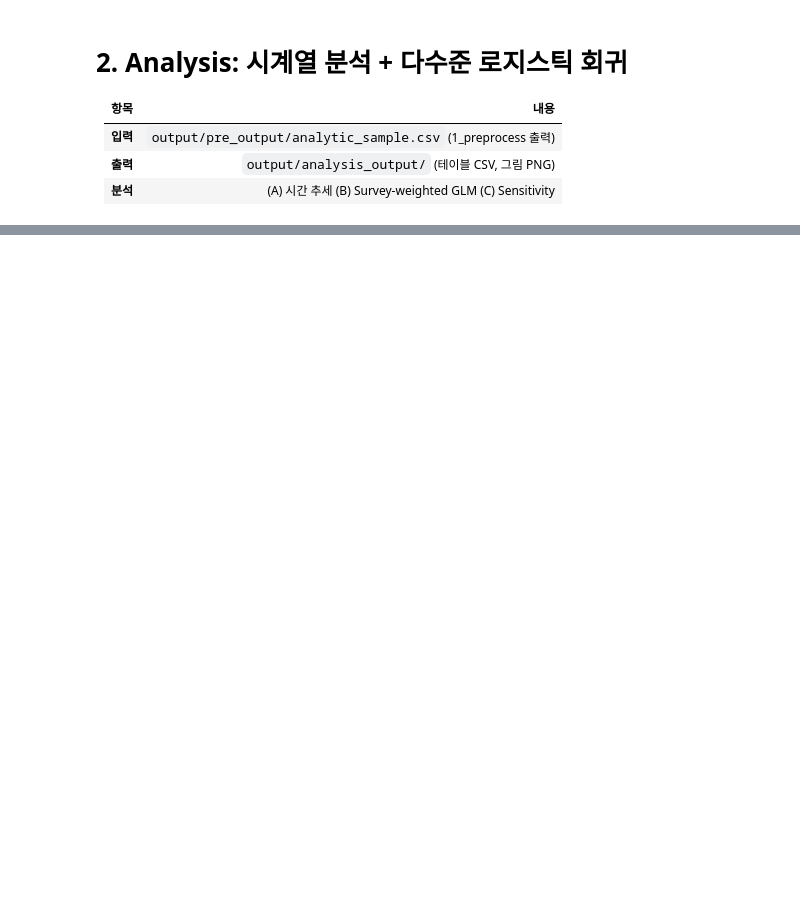
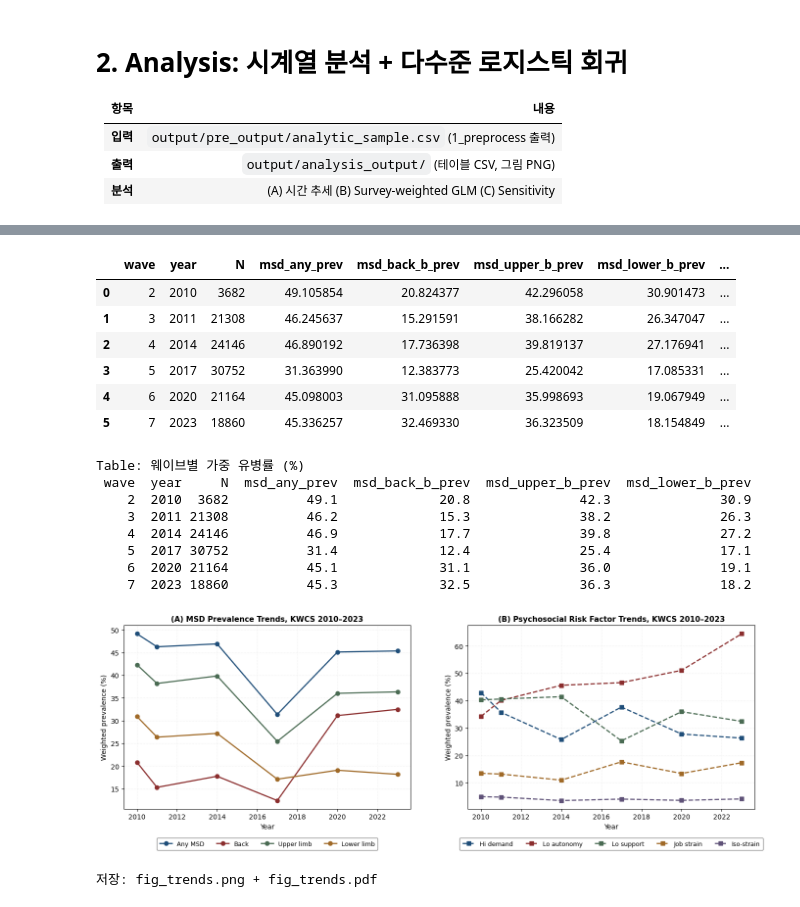
Before and after one commit to y3korea/kwcs-msd-psychosocial, a Jupyter notebook: notebooks/2_analysis.ipynb, the cells around one changed output, grey strips where cells are left out. Drawn from its saved outputs; the diff is of its cells as text; code cells hidden in the pictures; blank space fills up the shorter version.

```diff
--- a/notebooks/2_analysis.ipynb
+++ b/notebooks/2_analysis.ipynb
@@ -150,47 +276,80 @@ print('저장: fig_dag.png')
 # 가중치 적용하여 모집단 대표성 반영
 
 outcomes  = ['msd_any','msd_back_b','msd_upper_b','msd_lower_b']
 exposures = ['psy_demand_hi','lo_auto','lo_sup','job_strain','iso_strain']
 all_vars  = outcomes + exposures
 
 trend = []
 for w in sorted(df['wave'].unique()):
     sub = df[df['wave']==w]
     row = {'wave': int(w), 'year': YEARS[int(w)], 'N': len(sub)}
     for v in all_vars:
         col = sub[v].dropna()
         wts = sub.loc[col.index, 'swt']
         row[f'{v}_prev'] = np.average(col, weights=wts) * 100  # 가중 유병률 %
     trend.append(row)
 
 df_trend = pd.DataFrame(trend)
 df_trend.to_csv(os.path.join(OUT_DIR, 'table_trend.csv'), index=False)
+display(df_trend)
 print('Table: 웨이브별 가중 유병률 (%)')
 print(df_trend[['wave','year','N'] + [f'{v}_prev' for v in outcomes]].round(1).to_string(index=False))
 
-# ── 추세 그림 ──
-fig, axes = plt.subplots(1, 2, figsize=(14, 5))
+# ── 추세 그림 (legend 외부 배치, 데이터 겹침 방지) ──
+fig, axes = plt.subplots(1, 2, figsize=(14, 5.2))
+
+# Desaturated professional palette
+PAL_OUT = ['#1F4E79', '#8B2E2E', '#4A6B53', '#A06A28']  # navy/crimson/forest/ochre
+PAL_PSY = ['#1F4E79', '#8B2E2E', '#4A6B53', '#A06A28', '#5F5278']
 
 # MSD 추세
 ax = axes[0]
-for v, label in zip(outcomes, ['Any MSD','Back','Upper limb','Lower limb']):
-    ax.plot(df_trend['year'], df_trend[f'{v}_prev'], 'o-', label=label)
-ax.set_xlabel('Year'); ax.set_ylabel('Weighted prevalence (%)')
-ax.set_title('(A) MSD Prevalence Trends, KWCS 2010-2023')
-ax.legend(); ax.grid(alpha=0.3)
+for v, label, c in zip(outcomes, ['Any MSD','Back','Upper limb','Lower limb'], PAL_OUT):
+    ax.plot(df_trend['year'], df_trend[f'{v}_prev'], 'o-', label=label,
+            color=c, linewidth=1.8, markersize=6)
+ax.set_xlabel('Year', fontsize=10)
+ax.set_ylabel('Weighted prevalence (%)', fontsize=10)
+ax.set_title('(A) MSD Prevalence Trends, KWCS 2010–2023', fontsize=11, fontweight='bold')
+ax.grid(alpha=0.25, linestyle=':')
+# Legend: outside top, 4-column horizontal — never overlaps data
+ax.legend(loc='upper center', bbox_to_anchor=(0.5, -0.14), ncol=4,
+          fontsize=9, framealpha=0.95, edgecolor='#888', borderpad=0.5)
 
 # 심리사회적 추세
 ax = axes[1]
-for v, label in zip(exposures, ['Hi demand','Lo autonomy','Lo support','Job strain','Iso-strain']):
-    ax.plot(df_trend['year'], df_trend[f'{v}_prev'], 's--', label=label)
-ax.set_xlabel('Year'); ax.set_ylabel('Weighted prevalence (%)')
-ax.set_title('(B) Psychosocial Risk Factor Trends, KWCS 2010-2023')
-ax.legend(); ax.grid(alpha=0.3)
+for v, label, c in zip(exposures, ['Hi demand','Lo autonomy','Lo support','Job strain','Iso-strain'], PAL_PSY):
+    ax.plot(df_trend['year'], df_trend[f'{v}_prev'], 's--', label=label,
+            color=c, linewidth=1.8, markersize=6)
+ax.set_xlabel('Year', fontsize=10)
+ax.set_ylabel('Weighted prevalence (%)', fontsize=10)
+ax.set_title('(B) Psychosocial Risk Factor Trends, KWCS 2010–2023', fontsize=11, fontweight='bold')
+ax.grid(alpha=0.25, linestyle=':')
+ax.legend(loc='upper center', bbox_to_anchor=(0.5, -0.14), ncol=5,
+          fontsize=9, framealpha=0.95, edgecolor='#888', borderpad=0.5)
 
-plt.tight_layout()
+plt.subplots_adjust(left=0.06, right=0.98, top=0.92, bottom=0.20, wspace=0.20)
 fig.savefig(os.path.join(OUT_DIR, 'fig_trends.png'), dpi=300, bbox_inches='tight')
+fig.savefig(os.path.join(OUT_DIR, 'fig_trends.pdf'), bbox_inches='tight')
 plt.show()
-print('저장: fig_trends.png')
+print('저장: fig_trends.png + fig_trends.pdf')
+# %% [output]
+|  | wave | year | N | msd_any_prev | msd_back_b_prev | msd_upper_b_prev | msd_lower_b_prev | ... |
+| 0 | 2 | 2010 | 3682 | 49.105854 | 20.824377 | 42.296058 | 30.901473 | ... |
+| 1 | 3 | 2011 | 21308 | 46.245637 | 15.291591 | 38.166282 | 26.347047 | ... |
+| 2 | 4 | 2014 | 24146 | 46.890192 | 17.736398 | 39.819137 | 27.176941 | ... |
+| 3 | 5 | 2017 | 30752 | 31.363990 | 12.383773 | 25.420042 | 17.085331 | ... |
+| 4 | 6 | 2020 | 21164 | 45.098003 | 31.095888 | 35.998693 | 19.067949 | ... |
+| 5 | 7 | 2023 | 18860 | 45.336257 | 32.469330 | 36.323509 | 18.154849 | ... |
+Table: 웨이브별 가중 유병률 (%)
+ wave  year     N  msd_any_prev  msd_back_b_prev  msd_upper_b_prev  msd_lower_b_prev
+    2  2010  3682          49.1             20.8              42.3              30.9
+    3  2011 21308          46.2             15.3              38.2              26.3
+    4  2014 24146          46.9             17.7              39.8              27.2
+    5  2017 30752          31.4             12.4              25.4              17.1
+    6  2020 21164          45.1             31.1              36.0              19.1
+    7  2023 18860          45.3             32.5              36.3              18.2
+[figure, added]
+저장: fig_trends.png + fig_trends.pdf
 # %%
 # ══════════════════════════════════════════════════════════════
 # Cell 3 — (B) Modified Poisson Regression: Prevalence Ratio
```
Also changed, not shown: parts of 13 cells of this notebook, 4 other files.
